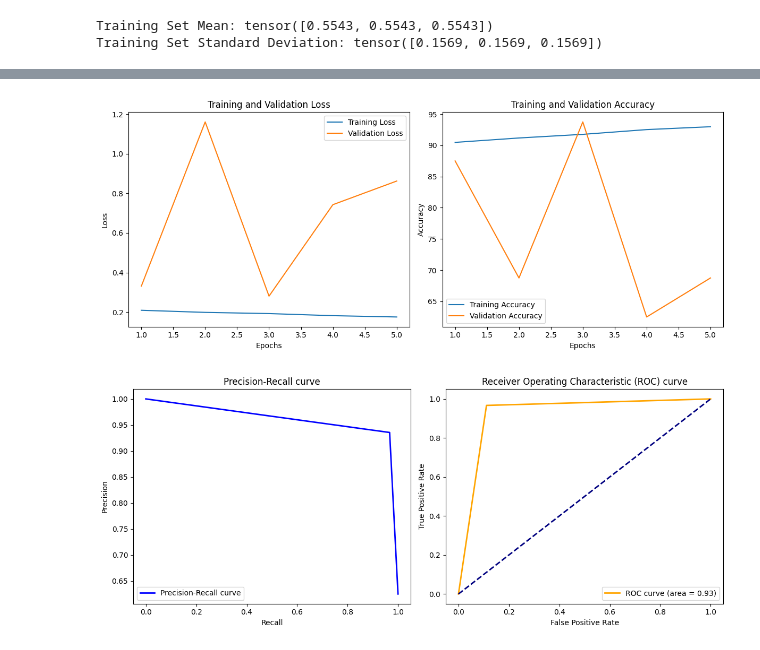
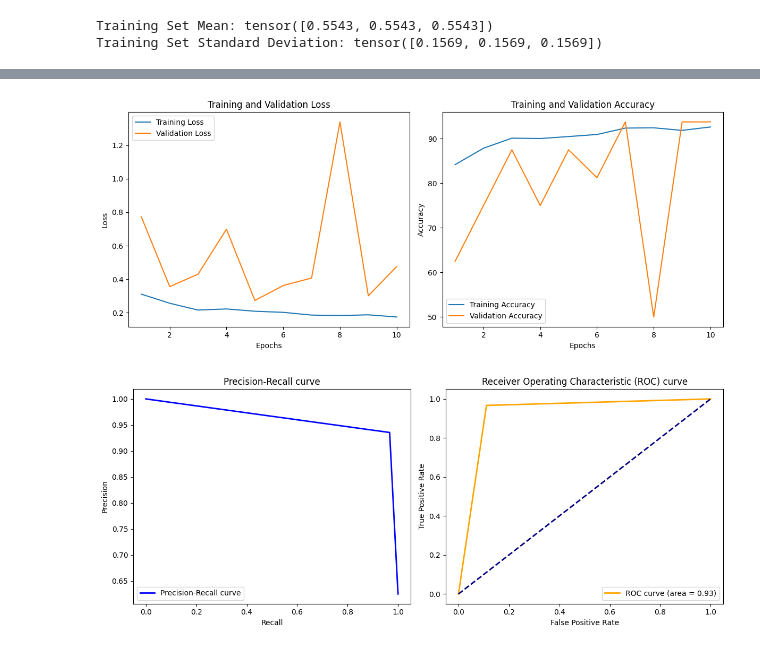
Before and after one commit to Matcraft94/DL_projects, a Jupyter notebook: MEDICAL/medical_diagnostic_cnn_transferlearning.ipynb, the cells around one changed output, grey strips where cells are left out. Cells and saved outputs as stored; diff of their text form; code cells hidden in the pictures.

Commit message:
fix (MEDICAL:medical_diagnostic_cnn_transferlearning) Fixed loss and accuracy plots

```diff
--- a/MEDICAL/medical_diagnostic_cnn_transferlearning.ipynb
+++ b/MEDICAL/medical_diagnostic_cnn_transferlearning.ipynb
@@ -202,6 +202,12 @@ model = model.to(device)
 # %%
 # Params
 num_epochs = 10
+
+train_losses = []
+val_losses = []
+train_accuracies = []
+val_accuracies = []
+
 
 # Training
 for epoch in range(num_epochs):
@@ -244,6 +250,9 @@ for epoch in range(num_epochs):
     train_loss = train_loss / len(train_loader.dataset)
     train_accuracy = 100 * correct_train / total_train
 
+    train_losses.append(train_loss)
+    train_accuracies.append(train_accuracy)
+
     # Validation
     model.eval()
     val_loss = 0.0
@@ -273,6 +282,9 @@ for epoch in range(num_epochs):
     val_loss = val_loss / len(val_loader.dataset)
     val_accuracy = 100 * correct / total
 
+    val_losses.append(val_loss)
+    val_accuracies.append(val_accuracy)
+
     print(f'Epoch {epoch+1}/{num_epochs} - '
       f'Train Loss: {train_loss:.4f}, Train Accuracy: {train_accuracy:.2f}% - '
       f'Validation Loss: {val_loss:.4f}, Validation Accuracy: {val_accuracy:.2f}%')
@@ -290,37 +302,33 @@ Epoch 10/10 - Train Loss: 0.1741, Train Accuracy: 92.62% - Validation Loss: 0.47
 # %%
 import matplotlib.pyplot as plt
 
 # Training and validation loss and accuracy
-train_losses = [0.2091, 0.1985, 0.1925, 0.1819, 0.1752]
-val_losses = [0.3315, 1.1613, 0.2807, 0.7429, 0.8624]
-train_accuracies = [90.47, 91.18, 91.76, 92.52, 92.98]
-val_accuracies = [87.50, 68.75, 93.75, 62.50, 68.75]
-epochs = range(1, 6)
+epochs = range(1, num_epochs + 1)
 
 # Plotting training and validation losses
 plt.figure(figsize=(12, 5))
 
 plt.subplot(1, 2, 1)
 plt.plot(epochs, train_losses, label='Training Loss')
 plt.plot(epochs, val_losses, label='Validation Loss')
 plt.title('Training and Validation Loss')
 plt.xlabel('Epochs')
 plt.ylabel('Loss')
 plt.legend()
 
 # Plotting training and validation accuracies
 plt.subplot(1, 2, 2)
 plt.plot(epochs, train_accuracies, label='Training Accuracy')
 plt.plot(epochs, val_accuracies, label='Validation Accuracy')
 plt.title('Training and Validation Accuracy')
 plt.xlabel('Epochs')
 plt.ylabel('Accuracy')
 plt.legend()
 
 plt.tight_layout()
 plt.show()
 # %% [output]
-[figure, old version]
+[figure, new version]
 # %%
 prediction_probabilities = []
 
```
